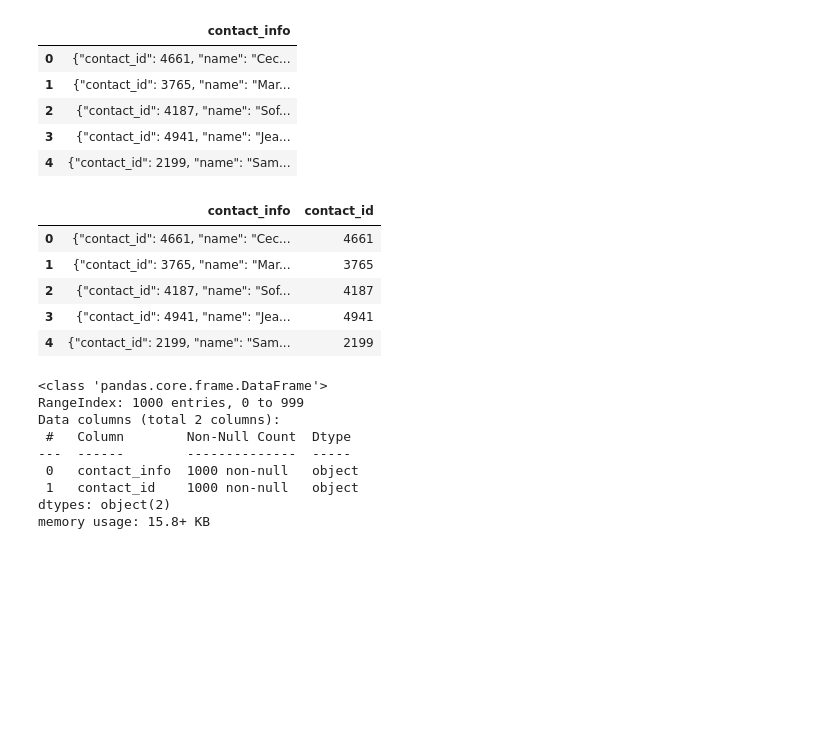
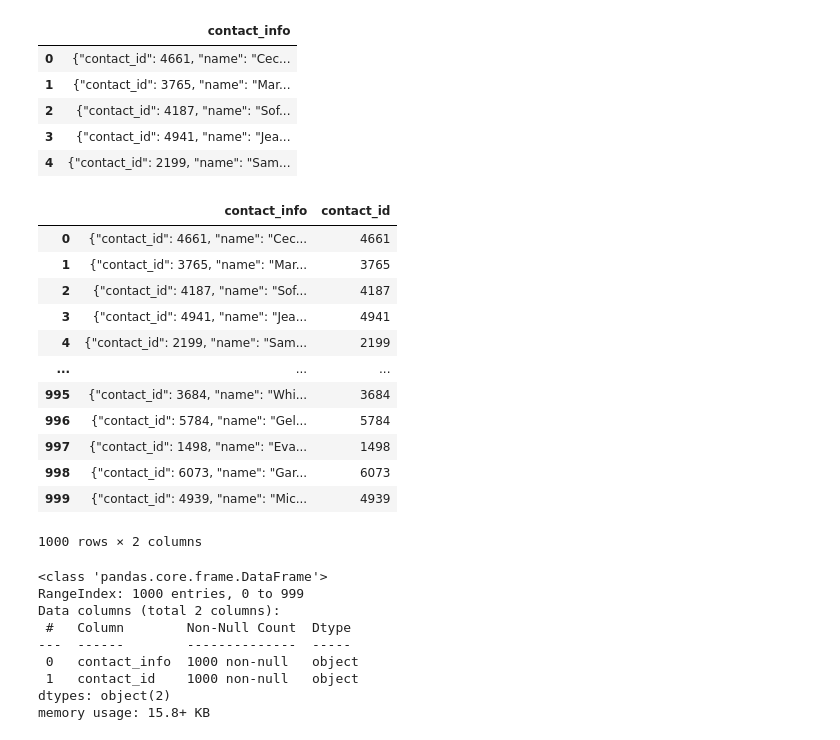
Before and after one commit to TJDavis91/Crowdfunding_ETL, a Jupyter notebook: Resources/ETL_Mini_Project_TDavis_GAdesanmi.ipynb, the cells around one changed output. Cells and saved outputs as stored; diff of their text form; code cells hidden in the pictures; blank space fills up the shorter version.

```diff
--- a/Resources/ETL_Mini_Project_TDavis_GAdesanmi.ipynb
+++ b/Resources/ETL_Mini_Project_TDavis_GAdesanmi.ipynb
@@ -293,7 +293,7 @@ campaign_cleaned.to_csv("C:/Users/tj_da/OneDrive/Desktop/Crowdfunding_ETL/Resour
 ### Extract the contacts.xlsx Data.
 # %%
 # Read the data into a Pandas DataFrame. Use the `header=2` parameter when reading in the data.
-contact_info_df = pd.read_excel("C:/Users/tj_da/OneDrive/Desktop/Crowdfunding_ETL/Resources/contacts.xlsx", header=3)
+contact_info_df = pd.read_excel('contacts.xlsx', header=3)
 contact_info_df.head()
 # %% [output]
 |  | contact_info |
@@ -412,12 +414,21 @@ contact_info_df_copy.head()
 | 4 | {"contact_id": 2199, "name": "Sam... |
 # %%
 # Extract the four-digit contact ID number.
+contact_info_df_copy['contact_id'] = contact_info_df_copy['contact_info'].str.extract(r'contact_id": (\d{4})')
+contact_info_df_copy
 # %% [output]
 |  | contact_info | contact_id |
 | 0 | {"contact_id": 4661, "name": "Cec... | 4661 |
 | 1 | {"contact_id": 3765, "name": "Mar... | 3765 |
 | 2 | {"contact_id": 4187, "name": "Sof... | 4187 |
 | 3 | {"contact_id": 4941, "name": "Jea... | 4941 |
 | 4 | {"contact_id": 2199, "name": "Sam... | 2199 |
+| ... | ... | ... |
+| 995 | {"contact_id": 3684, "name": "Whi... | 3684 |
+| 996 | {"contact_id": 5784, "name": "Gel... | 5784 |
+| 997 | {"contact_id": 1498, "name": "Eva... | 1498 |
+| 998 | {"contact_id": 6073, "name": "Gar... | 6073 |
+| 999 | {"contact_id": 4939, "name": "Mic... | 4939 |
+1000 rows × 2 columns
 # %%
 # Check the datatypes.
```
Also changed, not shown: parts of 14 cells of this notebook, 1 other file.
